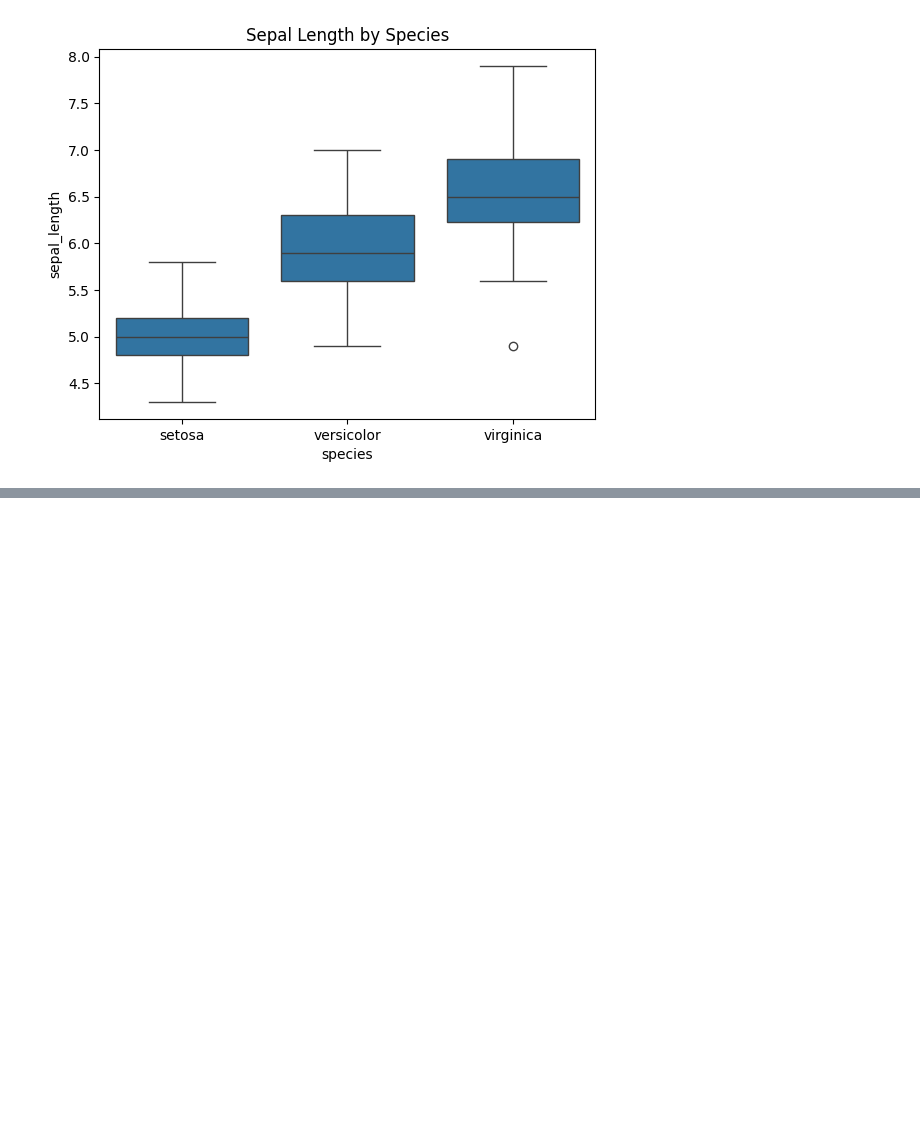
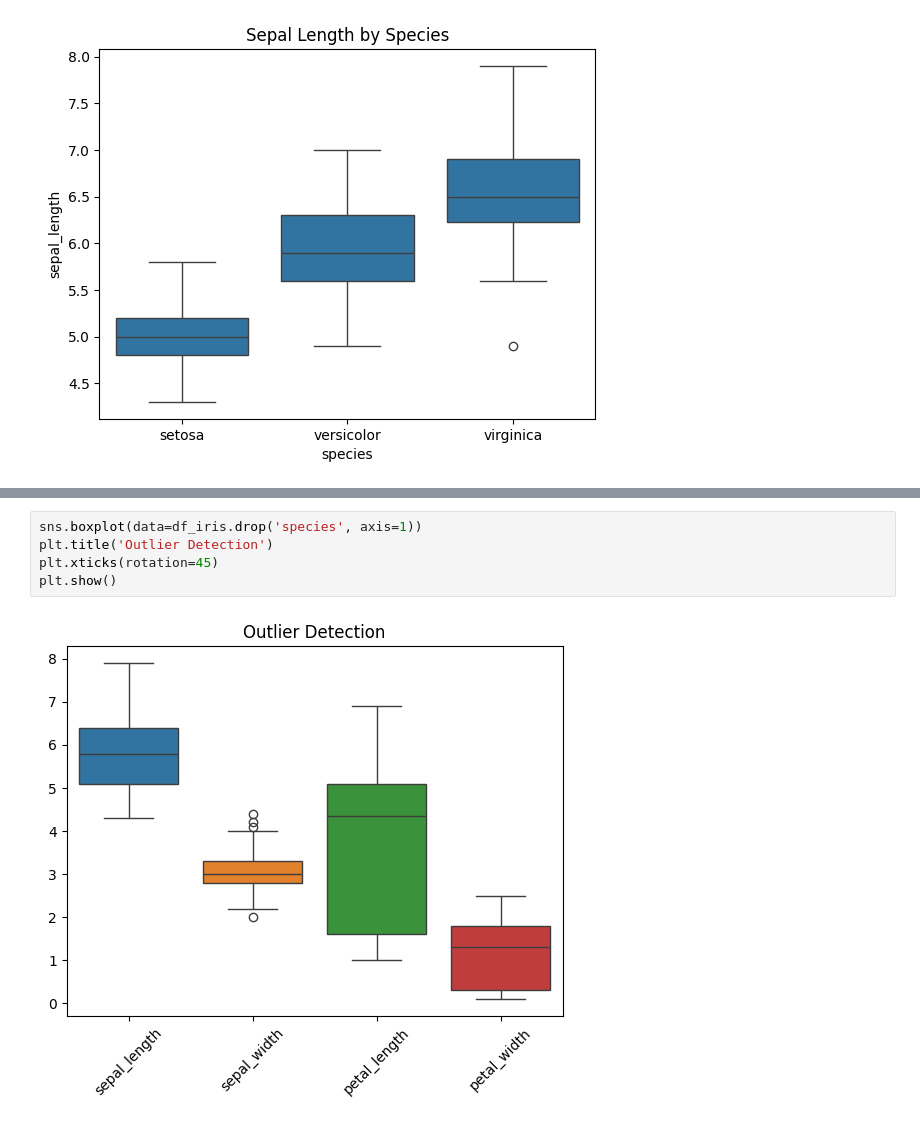
Before and after one commit to devendrapandey2005/data-visualization, a Jupyter notebook: data_visualization_for_training_7th_sem.ipynb, the cells around one changed output, grey strips where cells are left out. Cells and saved outputs as stored; diff of their text form; blank space fills up the shorter version.

```diff
--- a/data_visualization_for_training_7th_sem.ipynb
+++ b/data_visualization_for_training_7th_sem.ipynb
@@ -587,0 +667,7 @@ plt.show()
+# %%
+sns.boxplot(data=df_iris.drop('species', axis=1))
+plt.title('Outlier Detection')
+plt.xticks(rotation=45)
+plt.show()
+# %% [output]
+[figure, added]
```
Also changed, not shown: parts of 25 cells of this notebook.
